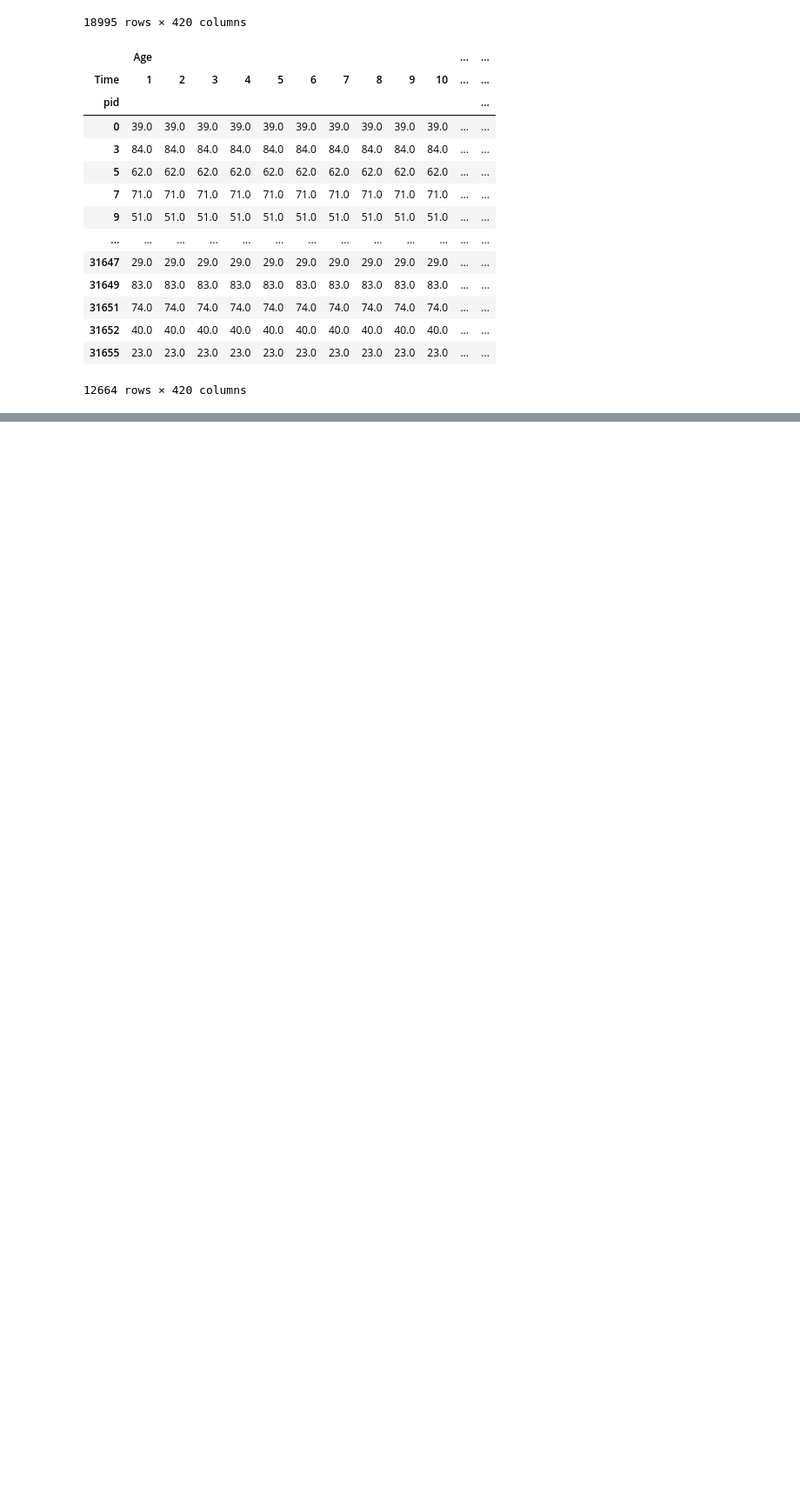
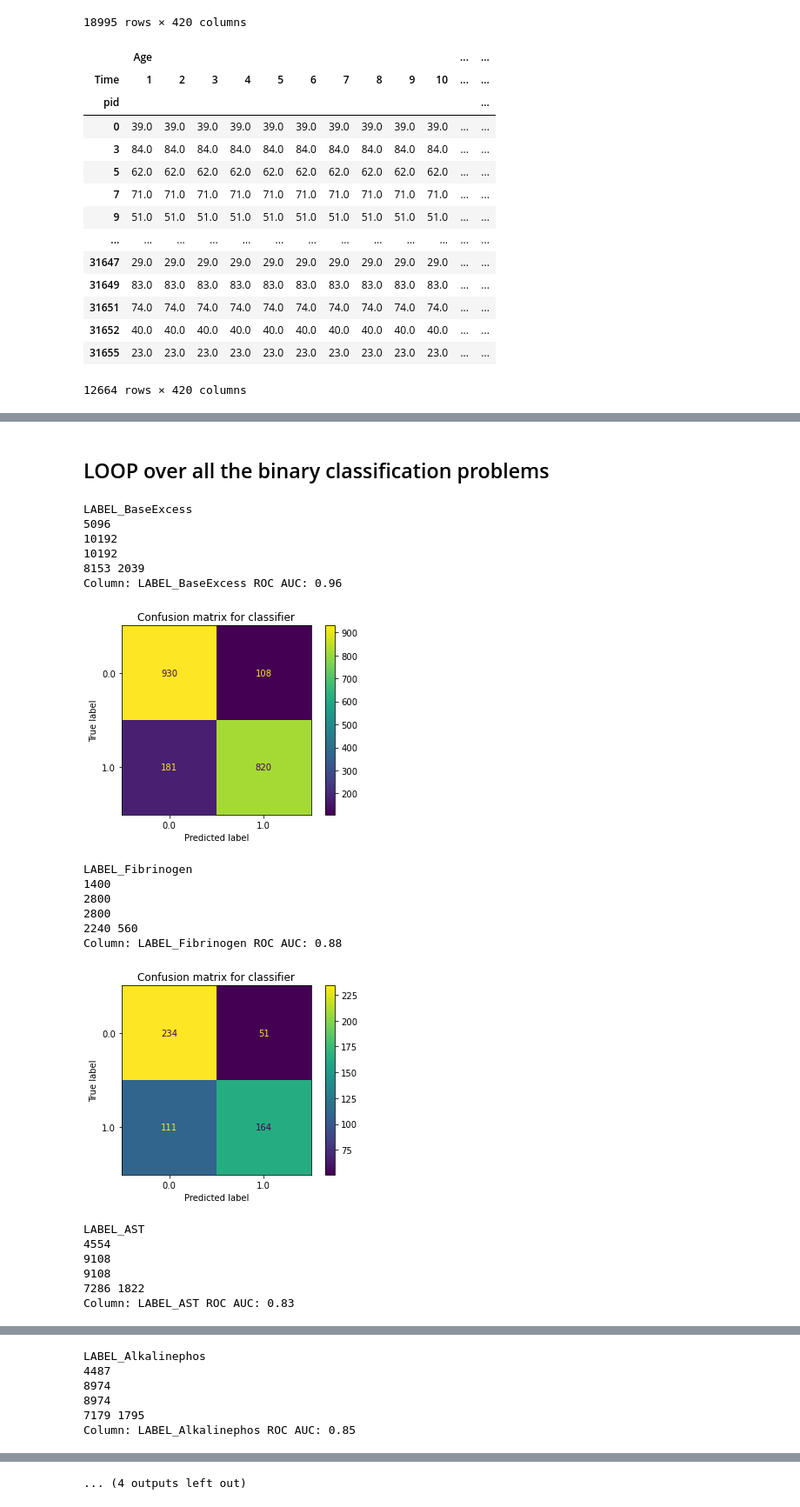
Before and after one commit to friti/ML-Intro-course, a Jupyter notebook: task2/task2_fe.ipynb, the cells around one changed output, grey strips where cells are left out. Shown: that part at 87% size. Saved outputs shown, nothing was run; the diff lists cells and outputs as text; code cells hidden in the pictures; blank space fills up the shorter version.

```diff
--- a/task2/task2_fe.ipynb
+++ b/task2/task2_fe.ipynb
@@ -156,0 +252,8 @@ array([0., 1., 0., ..., 0., 0., 0.])
+# %%
+#predictions on the validation data
+# To have the probability output, I need to use predict_proba and not predict.
+# 0th column is the prob that it is zero, and 1st is the prob that it is 1.
+
+y_pred = classifier.predict_proba(X_test)
+y_pred = pd.DataFrame(data=y_pred, columns=['prob_0','prob_1'])
+print("ROC AUC: %.2f" %(np.sqrt(metrics.roc_auc_score(y_test[col], y_pred['prob_1']))))
@@ -163,0 +272,57 @@ for item in train_labels_1:
+# %% [markdown]
+## LOOP over all the binary classification problems
+# %%
+# Making the training sample balanced ( same number of 0s and 1s)
+for col in train_labels_1:
+    print(col)
+    train_data_2_0 = train_data_2[train_labels_1[col] == 0.].copy()
+    train_data_2_1 = train_data_2[train_labels_1[col] == 1.].copy()
+
+    #find the min lenght
+    min_len = min(len(train_data_2_0),len(train_data_2_1))
+    print(min_len)
+
+
+    # balanced training data sample
+    train_data_ok = pd.concat([train_data_2_0.sample(min_len),train_data_2_1.sample(min_len)])
+    print(len(train_data_ok))
+    #shuffle the sample
+    train_data_ok = shuffle(train_data_ok)
+
+    #choose the right labels using the index and .loc function
+    train_labels_ok = train_labels_1.loc[train_data_ok.index].copy()
+    print(len(train_labels_ok))
+    # split train data into train and validation
+    X_train, X_test, y_train, y_test = train_test_split(train_data_ok,train_labels_ok, train_size=0.8)
+    print(len(X_train),len(X_test))
+    classifier = svm.SVC(probability = True)
+    classifier.fit(X_train,y_train[col])
+    y_pred = classifier.predict_proba(X_test)
+    y_pred = pd.DataFrame(data=y_pred, columns=['prob_0','prob_1'])
+    print("Column: "+col+" ROC AUC: %.2f" %(np.sqrt(metrics.roc_auc_score(y_test[col], y_pred['prob_1']))))
+    # confusion matrix
+    matrix = plot_confusion_matrix(classifier, X_test, y_test[col])
+    plt.title('Confusion matrix for classifier')
+    plt.show(matrix)
+    plt.show()
+# %% [output]
+LABEL_BaseExcess
+5096
+10192
+10192
+8153 2039
+Column: LABEL_BaseExcess ROC AUC: 0.96
+[figure, added]
+LABEL_Fibrinogen
+1400
+2800
+2800
+2240 560
+Column: LABEL_Fibrinogen ROC AUC: 0.88
+[figure, added]
+LABEL_AST
+4554
+9108
+9108
+7286 1822
+Column: LABEL_AST ROC AUC: 0.83
@@ -163,0 +330,6 @@ for item in train_labels_1:
+LABEL_Alkalinephos
+4487
+8974
+8974
+7179 1795
+Column: LABEL_Alkalinephos ROC AUC: 0.85
@@ -163,0 +351 @@ for item in train_labels_1:
+... (4 outputs left out)
```
Also changed, not shown: parts of 31 cells of this notebook.
